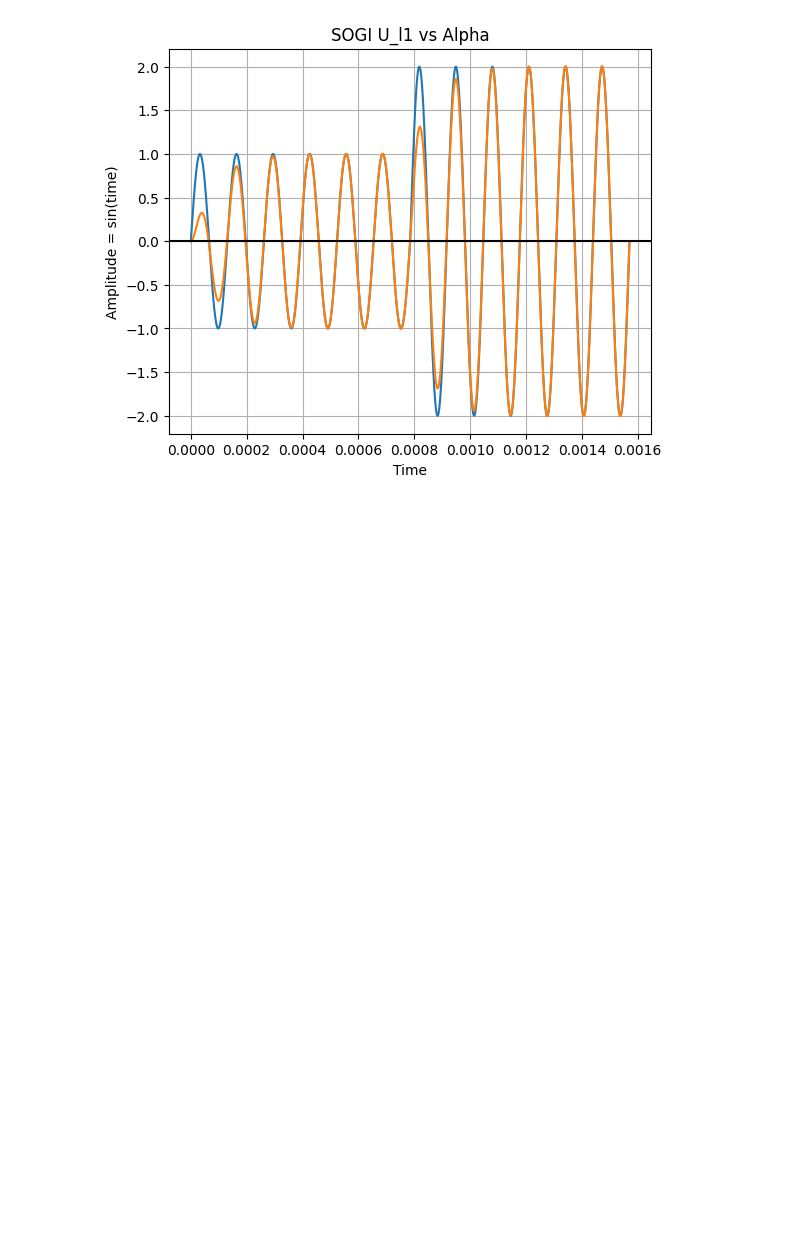
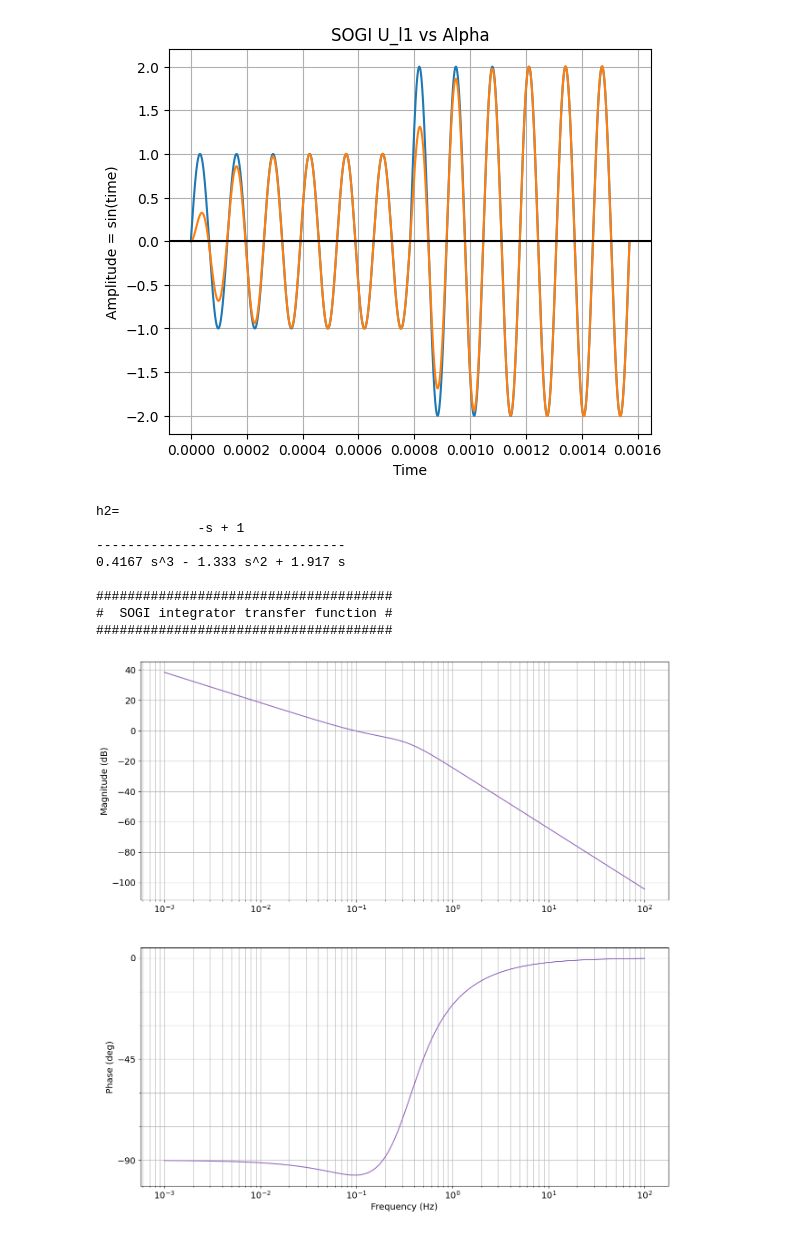
Before and after one commit to mirtcho/motor_control, a Jupyter notebook: jupyter/sogi1.ipynb, the cells around one changed output. Cells and saved outputs as stored; diff of their text form; code cells hidden in the pictures; blank space fills up the shorter version.

```diff
--- a/jupyter/sogi1.ipynb
+++ b/jupyter/sogi1.ipynb
@@ -163,3 +163,45 @@ plt.axhline(y=0, color='k')
 plt.show()
 # %% [output]
 [figure]
+# %%
+from scipy import signal
+import matplotlib.pyplot as plt
+import numpy as np
+import control
+
+Fs=48000
+dT=1/Fs
+
+plt.rcParams['font.size'] = 14
+plt.rcParams["figure.figsize"] = 15.0,15.0
+f = np.logspace(-3,2,1000)
+f.min()
+f.max()
+len(f)
+w = 2*np.pi*f
+
+s = control.TransferFunction.s
+
+
+
+den=[5/12.0, -16/12.0, 23/12, 0]
+num=[0     , 0       , -1   , 1]
+#h1=signal.TransferFunction(num, den,dT)
+h2=H = control.tf(num , den)
+#print ('h1=',h1)
+print ('h2=',h2)
+print ('######################################')
+print ('#  SOGI integrator transfer function #')
+print ('######################################')
+
+bodeIIRReversed = control.bode(h2, w, dB=1,Hz=1,color ='tab:purple')
+# %% [output]
+h2=
+             -s + 1
+--------------------------------
+0.4167 s^3 - 1.333 s^2 + 1.917 s
+
+######################################
+#  SOGI integrator transfer function #
+######################################
+[figure, added]
```
Also changed, not shown: 2 other files.
